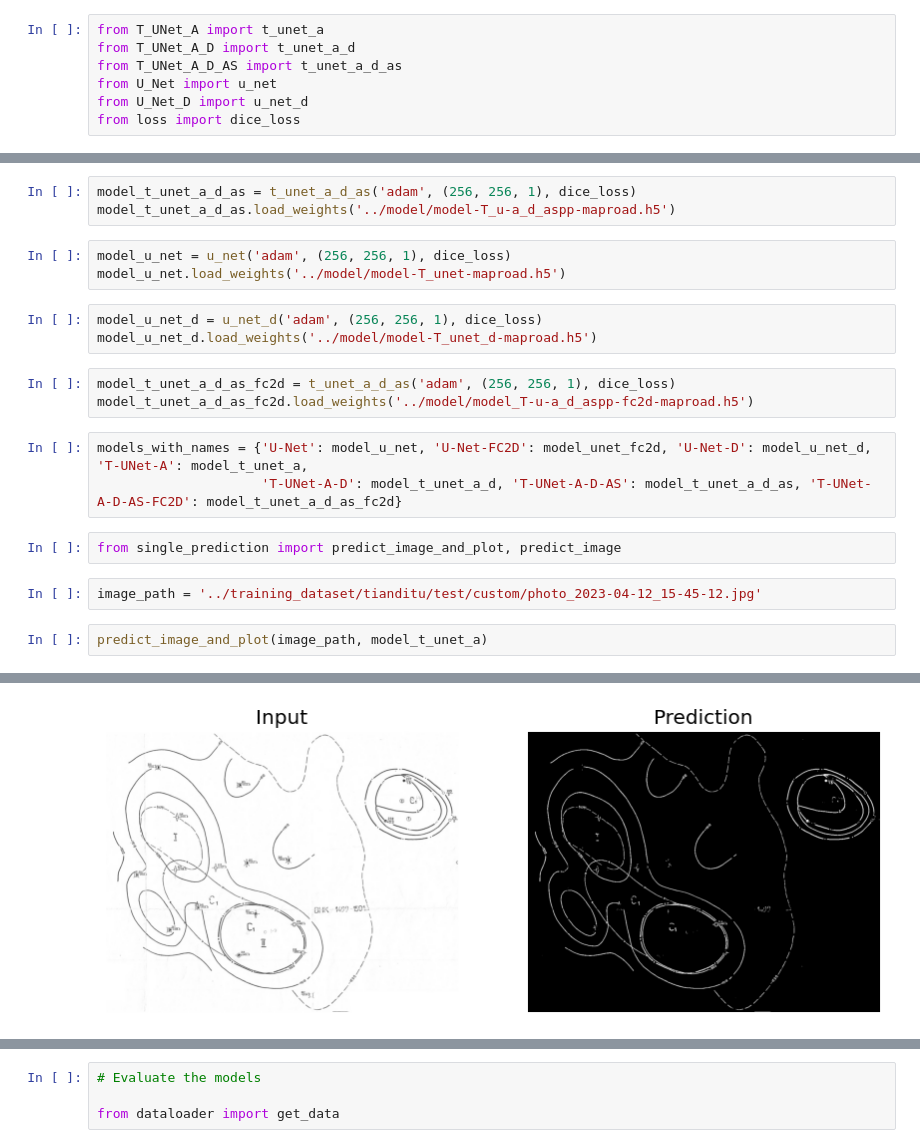
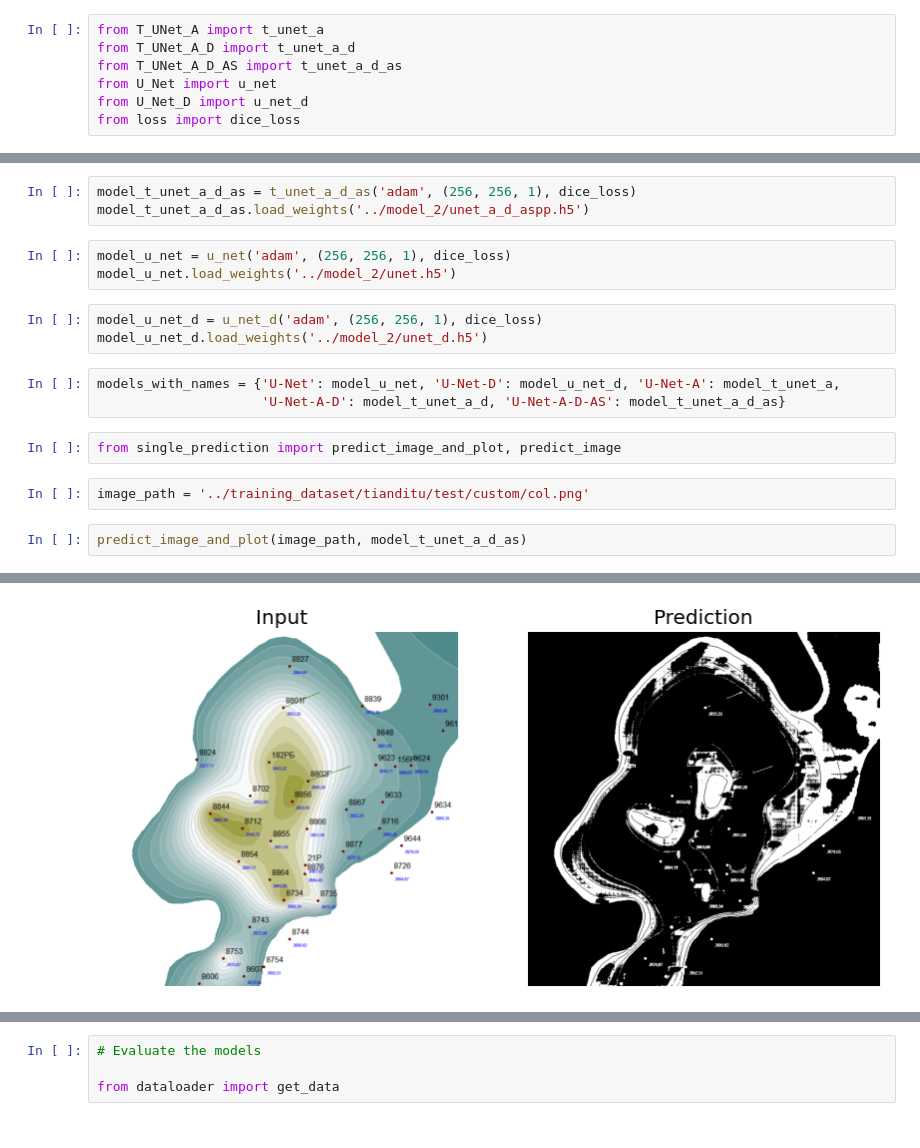
Before and after one commit to nebrosarth/Raster-Map, a Jupyter notebook: Raster-Map-data-and-code/code/test_all.ipynb, the cells around one changed output, grey strips where cells are left out. Drawn from its saved outputs; the diff is of its cells as text.

Commit message:
train models

```diff
--- a/Raster-Map-data-and-code/code/test_all.ipynb
+++ b/Raster-Map-data-and-code/code/test_all.ipynb
@@ -17,22 +14,19 @@ model_t_unet_a_d.load_weights('../model/model-T_u_a_d-maproad.h5')
 # %%
 model_t_unet_a_d_as = t_unet_a_d_as('adam', (256, 256, 1), dice_loss)
-model_t_unet_a_d_as.load_weights('../model/model-T_u-a_d_aspp-maproad.h5')
+model_t_unet_a_d_as.load_weights('../model_2/unet_a_d_aspp.h5')
 # %%
 model_u_net = u_net('adam', (256, 256, 1), dice_loss)
-model_u_net.load_weights('../model/model-T_unet-maproad.h5')
+model_u_net.load_weights('../model_2/unet.h5')
 # %%
 model_u_net_d = u_net_d('adam', (256, 256, 1), dice_loss)
-model_u_net_d.load_weights('../model/model-T_unet_d-maproad.h5')
+model_u_net_d.load_weights('../model_2/unet_d.h5')
-# %%
-model_t_unet_a_d_as_fc2d = t_unet_a_d_as('adam', (256, 256, 1), dice_loss)
-model_t_unet_a_d_as_fc2d.load_weights('../model/model_T-u-a_d_aspp-fc2d-maproad.h5')
 # %%
-models_with_names = {'U-Net': model_u_net, 'U-Net-FC2D': model_unet_fc2d, 'U-Net-D': model_u_net_d, 'T-UNet-A': model_t_unet_a,
-                     'T-UNet-A-D': model_t_unet_a_d, 'T-UNet-A-D-AS': model_t_unet_a_d_as, 'T-UNet-A-D-AS-FC2D': model_t_unet_a_d_as_fc2d}
+models_with_names = {'U-Net': model_u_net, 'U-Net-D': model_u_net_d, 'U-Net-A': model_t_unet_a,
+                     'U-Net-A-D': model_t_unet_a_d, 'U-Net-A-D-AS': model_t_unet_a_d_as}
 # %%
 from single_prediction import predict_image_and_plot, predict_image
 # %%
-image_path = '../training_dataset/tianditu/test/custom/photo_2023-04-12_15-45-12.jpg'
+image_path = '../training_dataset/tianditu/test/custom/col.png'
 # %%
-predict_image_and_plot(image_path, model_t_unet_a)
+predict_image_and_plot(image_path, model_t_unet_a_d_as)
 # %% [output]
@@ -40,4 +34,4 @@ predict_image_and_plot(image_path, model_t_unet_a)
-[figure, old version]
+[figure, new version]
 # %%
 for name, model in models_with_names.items():
     predict_image_and_plot(image_path, model, name)
```
Also changed, not shown: parts of 9 cells of this notebook, 8 other files.
